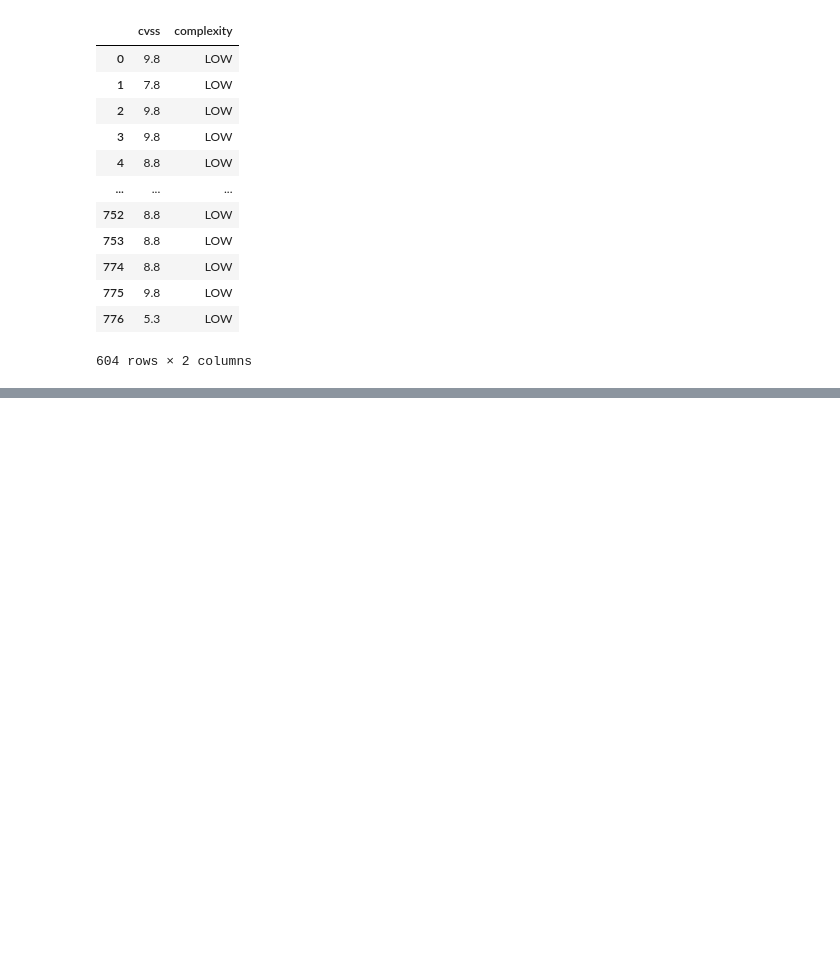
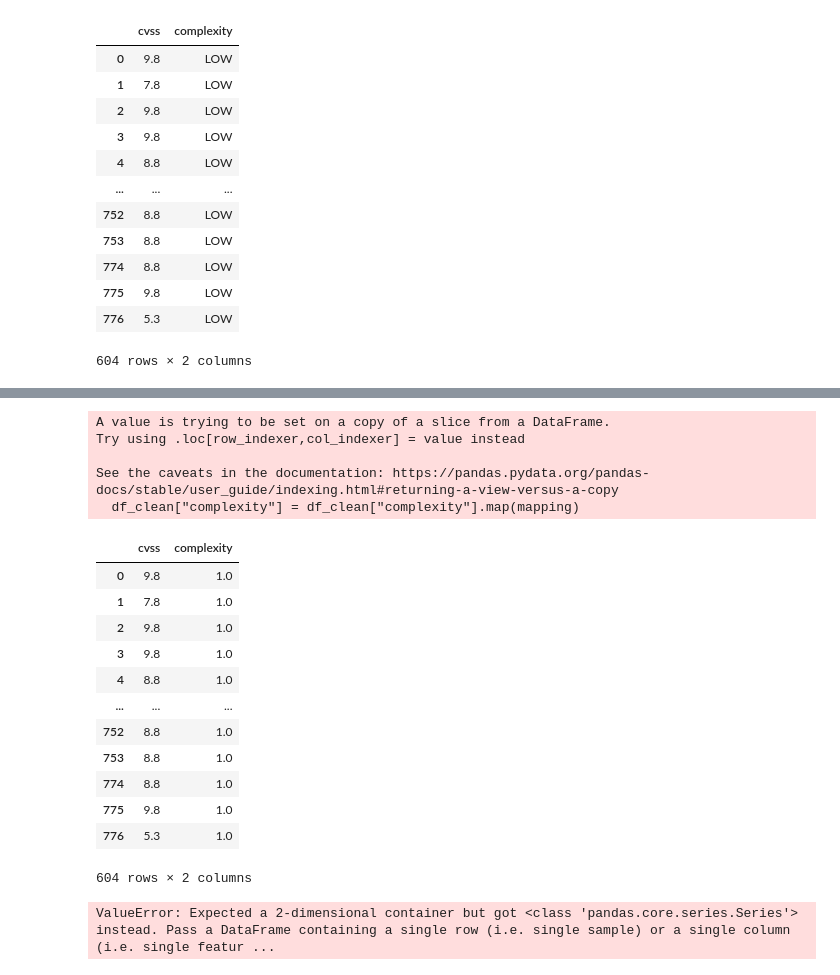
Before and after one commit to S10241798/AITT, a Jupyter notebook: AITT Assignment.ipynb, the cells around one changed output, grey strips where cells are left out. Saved outputs shown, nothing was run; the diff lists cells and outputs as text; code cells hidden in the pictures; blank space fills up the shorter version.

```diff
--- a/AITT Assignment.ipynb
+++ b/AITT Assignment.ipynb
@@ -140,4 +135,30 @@ from sklearn.neighbors import KNeighborsClassifier
 from sklearn.metrics import mean_squared_error
 
 from sklearn.metrics import classification_report
+# %%
+mapping = {"LOW": 1.0, "MEDIUM": 2.0, "HIGH": 3.0}
+df_clean["complexity"] = df_clean["complexity"].map(mapping)
+# using map to change the complexities to numerical values
+# %% [output]
+A value is trying to be set on a copy of a slice from a DataFrame.
+Try using .loc[row_indexer,col_indexer] = value instead
+
+See the caveats in the documentation: https://pandas.pydata.org/pandas-docs/stable/user_guide/indexing.html#returning-a-view-versus-a-copy
+  df_clean["complexity"] = df_clean["complexity"].map(mapping)
+# %%
+df_clean
+# %% [output]
+|  | cvss | complexity |
+| 0 | 9.8 | 1.0 |
+| 1 | 7.8 | 1.0 |
+| 2 | 9.8 | 1.0 |
+| 3 | 9.8 | 1.0 |
+| 4 | 8.8 | 1.0 |
+| ... | ... | ... |
+| 752 | 8.8 | 1.0 |
+| 753 | 8.8 | 1.0 |
+| 774 | 8.8 | 1.0 |
+| 775 | 9.8 | 1.0 |
+| 776 | 5.3 | 1.0 |
+604 rows × 2 columns
 # %%
@@ -146,3 +168,8 @@ from sklearn.metrics import classification_report
+# %%
+lor = LinearRegression()
+lor.fit(x_train, y_train)
+# %% [output]
+ValueError: Expected a 2-dimensional container but got <class 'pandas.core.series.Series'> instead. Pass a DataFrame containing a single row (i.e. single sample) or a single column (i.e. single featur ...
 # %%
 # Standard Scaler
 scaler = StandardScaler()
```
Also changed, not shown: parts of 5 cells of this notebook.
